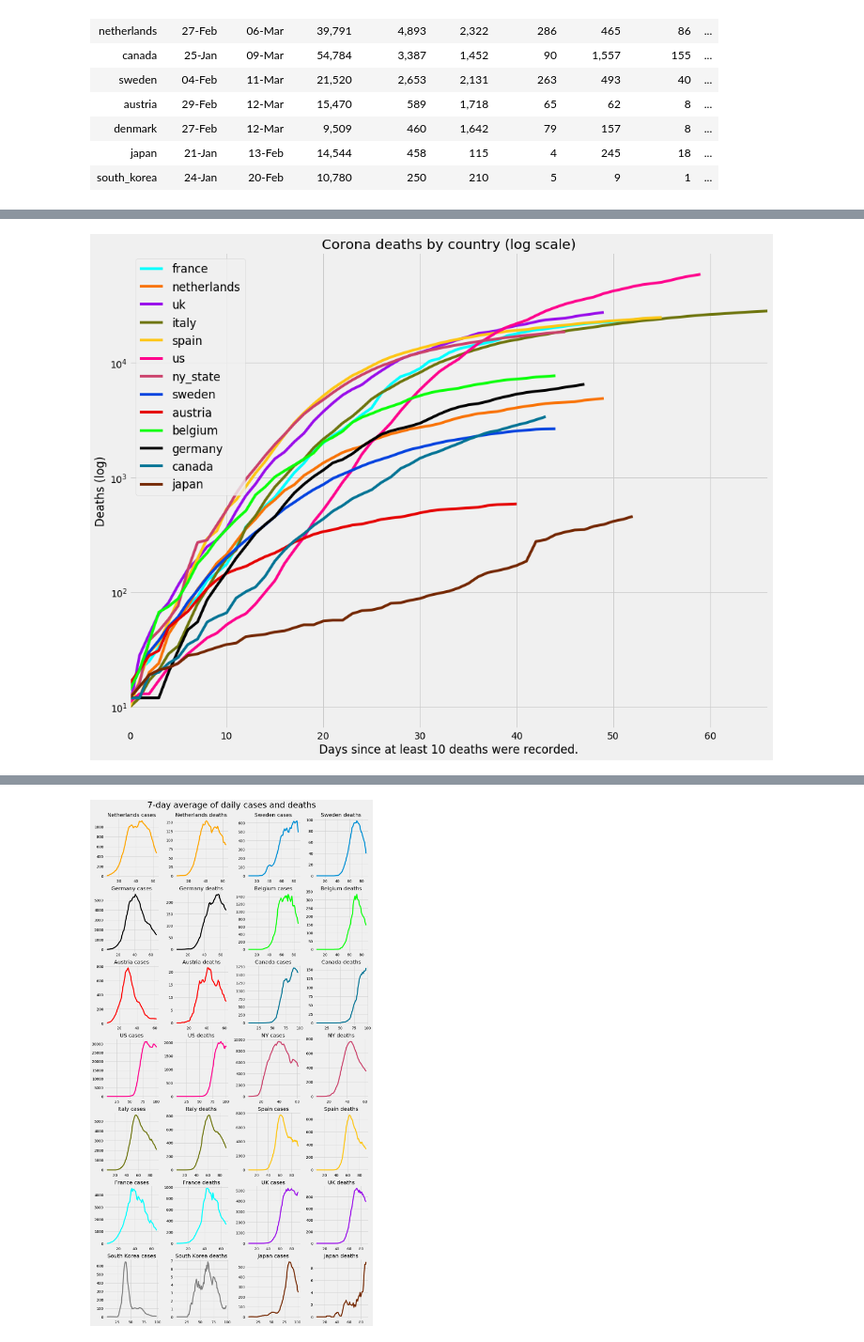
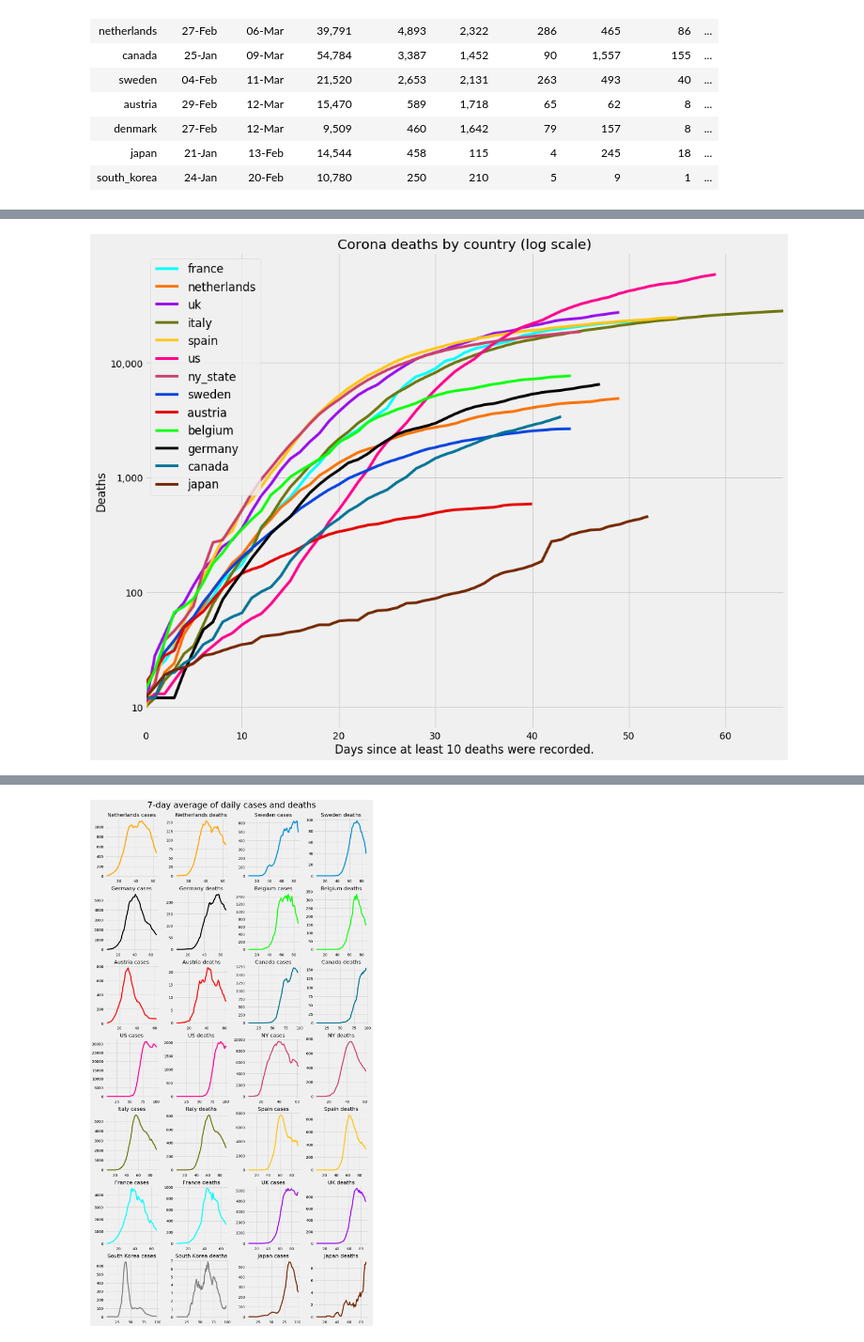
Before and after one commit to DeCooper88/corona, a Jupyter notebook: corona_dashboard.ipynb, the cells around one changed output, grey strips where cells are left out. Shown: that part at 94% size. Drawn from its saved outputs; the diff is of its cells as text; code cells hidden in the pictures.

```diff
--- a/corona_dashboard.ipynb
+++ b/corona_dashboard.ipynb
@@ -257,9 +259,11 @@ ax1.legend(loc='upper left', fontsize='large');
 # %%
 fig2, ax2 = plt.subplots(figsize=(15, 12))
 ax2.set_prop_cycle(color=graph_country_colors)
 deaths.plot(kind='line', y=graph_data.columns, use_index=True, ax=ax2, logy=True)
 x_label_deaths = f'Days since at least {deaths_start} deaths were recorded.'
-ax2.set(title='Corona deaths by country (log scale)', xlabel=x_label_deaths, ylabel='Deaths (log)')
-ax2.legend(loc='upper left', fontsize='large');
+ax2.set(title='Corona deaths by country (log scale)', xlabel=x_label_deaths, ylabel='Deaths')
+ax2.legend(loc='upper left', fontsize='large')
+ax2.yaxis.set_major_formatter(ticker.ScalarFormatter())
+ax2.yaxis.set_major_formatter(ticker.StrMethodFormatter('{x:,.0f}'));
 # %% [output]
-[figure, old version]
+[figure, new version]
```
Also changed, not shown: parts of 4 cells of this notebook.
